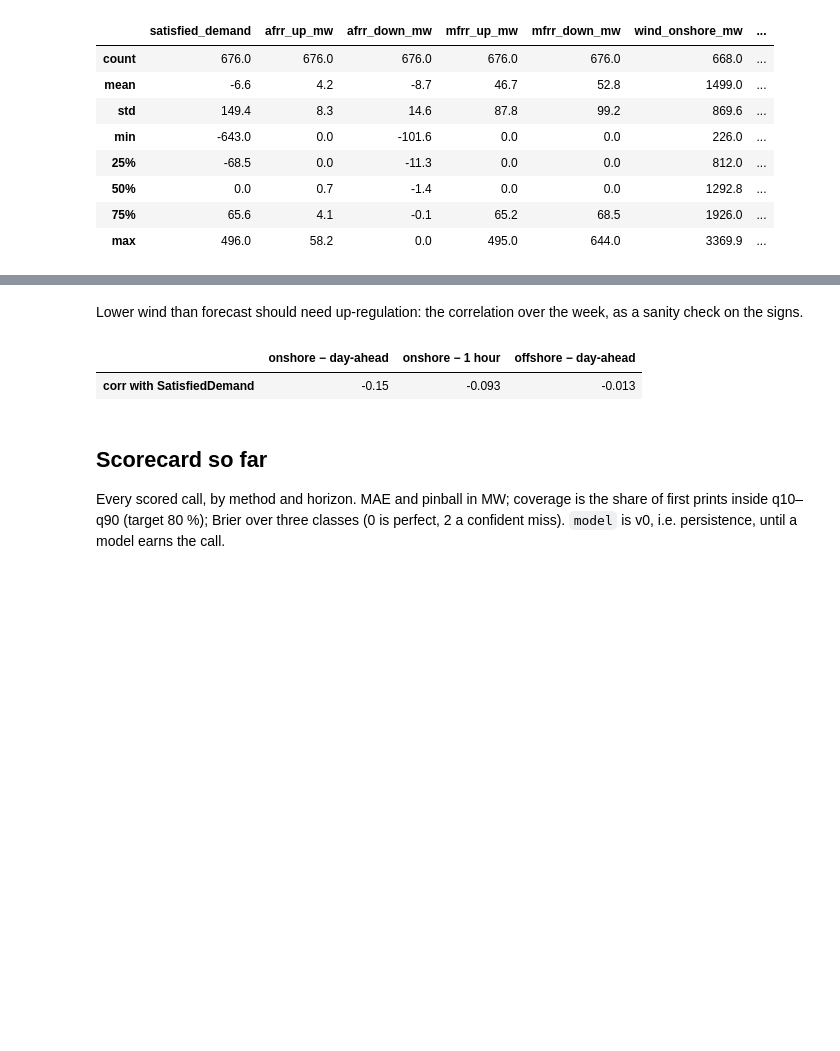
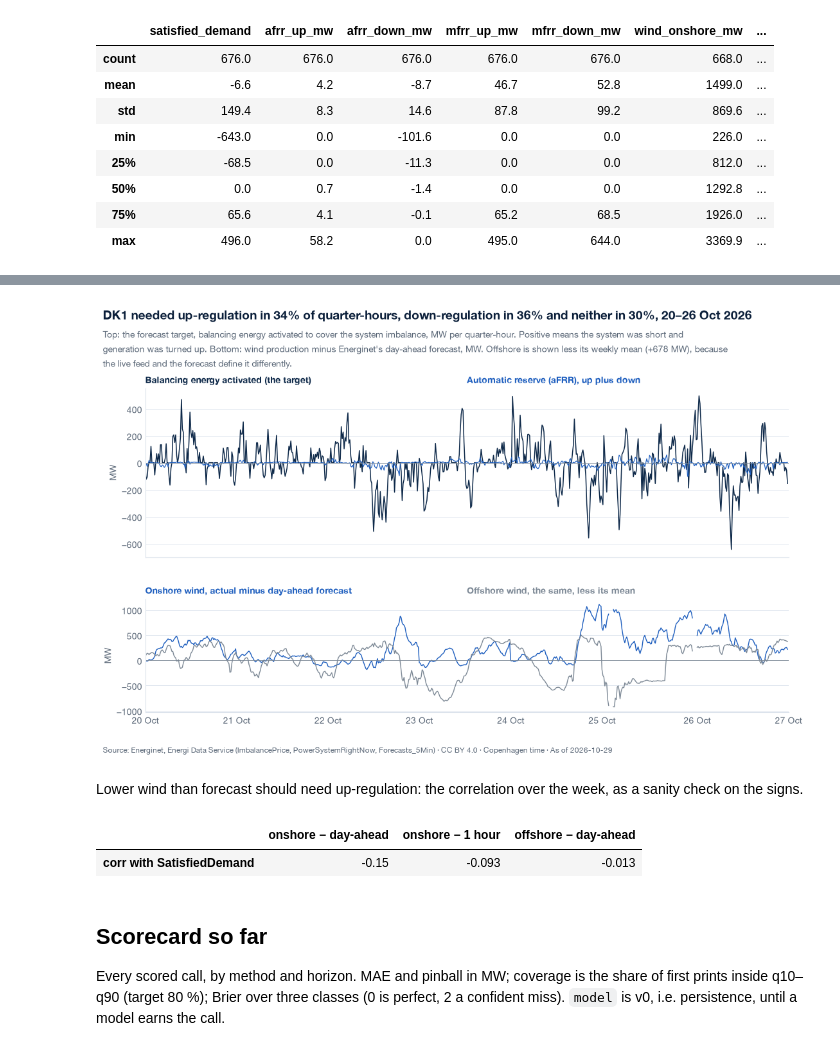
Before and after one commit to rikokardamow/nordcast, a Jupyter notebook: notebooks/01_look.ipynb, the cells around one changed output, grey strips where cells are left out. Cells and saved outputs as stored; diff of their text form; code cells hidden in the pictures; blank space fills up the shorter version.

```diff
--- a/notebooks/01_look.ipynb
+++ b/notebooks/01_look.ipynb
@@ -139,3 +52,72 @@ fig.savefig("01_look.png", dpi=150, bbox_inches="tight")
+# %%
+from textwrap import fill
+
+import matplotlib.dates as mdates
+
+# House style: the title states the finding, the subtitle the units, one muted
+# footer names the source. Series are named in the panel, not in a legend box.
+TEXT, MUTED = "#0B1F3A", "#5B6878"
+plt.rcParams.update({
+    "font.family": "sans-serif",
+    "font.sans-serif": ["Inter", "Helvetica Neue", "Helvetica", "DejaVu Sans"],
+    "axes.edgecolor": BAND, "axes.labelcolor": MUTED, "axes.grid.axis": "y",
+    "grid.linewidth": 0.6, "xtick.color": MUTED, "ytick.color": MUTED,
+    "text.color": TEXT, "font.size": 10,
+})
+
+q = df.resample("15min").mean()  # the target is settled per quarter-hour
+target = q.satisfied_demand
+n = int(target.notna().sum())
+up, down = int((target > 0).sum()), int((target < 0).sum())
+afrr = q.afrr_up_mw + q.afrr_down_mw
+on_err = q.wind_onshore_mw - q.wind_onshore_fc_da_mw
+off_err = q.wind_offshore_mw - q.wind_offshore_fc_da_mw
+off_adj = off_err - off_err.mean()
+
+fig, (top, bottom) = plt.subplots(2, 1, figsize=(11, 7.2), sharex=True,
+                                  gridspec_kw={"height_ratios": [3, 2], "hspace": 0.3})
+fig.subplots_adjust(left=0.07, right=0.98, top=0.8, bottom=0.1)
+fig.text(0.01, 0.975, f"DK1 needed up-regulation in {up / n:.0%} of quarter-hours, down-regulation "
+         f"in {down / n:.0%} and neither in {1 - (up + down) / n:.0%}, 20–26 Oct 2026",
+         ha="left", va="top", fontsize=14, fontweight="bold", color=TEXT)
+fig.text(0.01, 0.93, fill(
+    "Top: the forecast target, balancing energy activated to cover the system imbalance, "
+    "MW per quarter-hour. Positive means the system was short and generation was turned "
+    "up. Bottom: wind production minus Energinet's day-ahead forecast, MW. Offshore is "
+    f"shown less its weekly mean ({off_err.mean():+.0f} MW), because the live feed and the "
+    "forecast define it differently.", 150), ha="left", va="top", fontsize=10, color=MUTED,
+    linespacing=1.4)
+
+top.plot(target.index, target, color=NAVY, lw=1.1)
+top.plot(afrr.index, afrr, color=BLUE, lw=0.9)
+top.axhline(0, color=GREY, lw=0.6)
+top.set_ylabel("MW")
+top.text(0, 1.03, "Balancing energy activated (the target)", transform=top.transAxes,
+         color=NAVY, fontsize=10, fontweight="bold")
+top.text(0.5, 1.03, "Automatic reserve (aFRR), up plus down", transform=top.transAxes,
+         color=BLUE, fontsize=10, fontweight="bold")
+
+bottom.plot(on_err.index, on_err, color=BLUE, lw=1.0)
+bottom.plot(off_adj.index, off_adj, color=GREY, lw=1.0)
+bottom.axhline(0, color=GREY, lw=0.6)
+bottom.set_ylabel("MW")
+bottom.text(0, 1.05, "Onshore wind, actual minus day-ahead forecast", transform=bottom.transAxes,
+            color=BLUE, fontsize=10, fontweight="bold")
+bottom.text(0.5, 1.05, "Offshore wind, the same, less its mean", transform=bottom.transAxes,
+            color=GREY, fontsize=10, fontweight="bold")
+
+loc = mdates.DayLocator(tz=CPH)
+bottom.xaxis.set_major_locator(loc)
+bottom.xaxis.set_major_formatter(mdates.DateFormatter("%-d %b", tz=CPH))
+for ax in (top, bottom):
+    ax.set_xlim(START, END)
+    ax.tick_params(length=0)
+fig.text(0.01, 0.012, "Source: Energinet, Energi Data Service (ImbalancePrice, PowerSystemRightNow, "
+         f"Forecasts_5Min) · CC BY 4.0 · Copenhagen time · As of {datetime.now(CPH):%Y-%m-%d}",
+         fontsize=8.5, color=MUTED)
+fig.savefig("01_look.png", dpi=150)
+# %% [output]
+[figure, added]
 # %% [markdown]
 Lower wind than forecast should need up-regulation: the correlation over the week, as a sanity check on the signs.
 # %%
```
Also changed, not shown: parts of 5 cells of this notebook, 6 other files.
